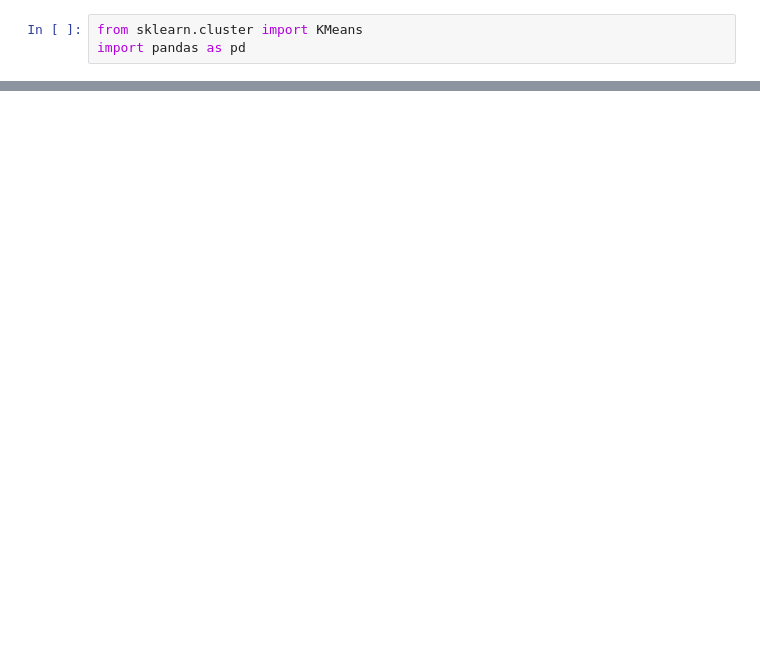
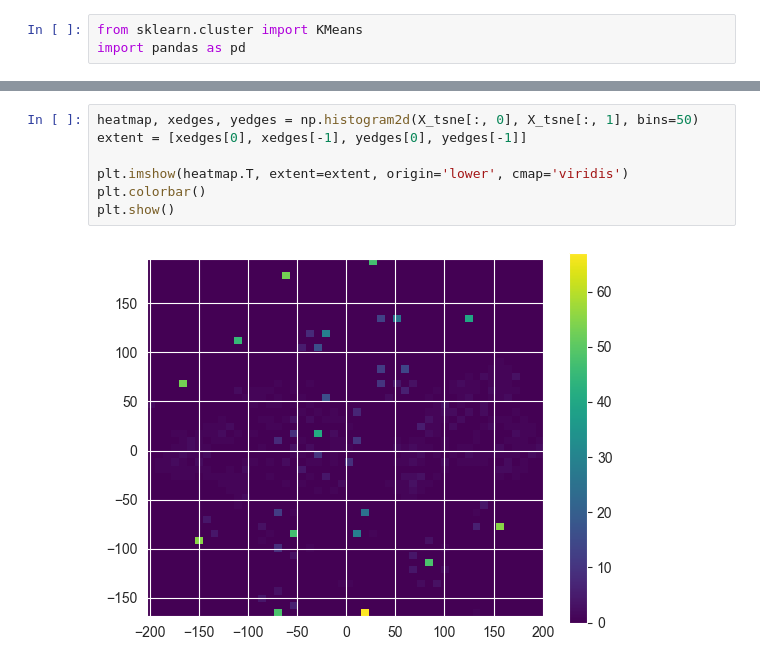
Before and after one commit to DANU011/WorkerSafety, a Jupyter notebook: DA/클러스터링 연습/KEEPME.ipynb, the cells around one changed output, grey strips where cells are left out. Cells and saved outputs as stored; diff of their text form; blank space fills up the shorter version.

```diff
--- a/DA/클러스터링 연습/KEEPME.ipynb
+++ b/DA/클러스터링 연습/KEEPME.ipynb
@@ -45,0 +87,9 @@ AttributeError: 'numpy.ndarray' object has no attribute 'target'
+# %%
+heatmap, xedges, yedges = np.histogram2d(X_tsne[:, 0], X_tsne[:, 1], bins=50)
+extent = [xedges[0], xedges[-1], yedges[0], yedges[-1]]
+
+plt.imshow(heatmap.T, extent=extent, origin='lower', cmap='viridis')
+plt.colorbar()
+plt.show()
+# %% [output]
+[figure, added]
```
Also changed, not shown: parts of 7 cells of this notebook, 1 other file.
